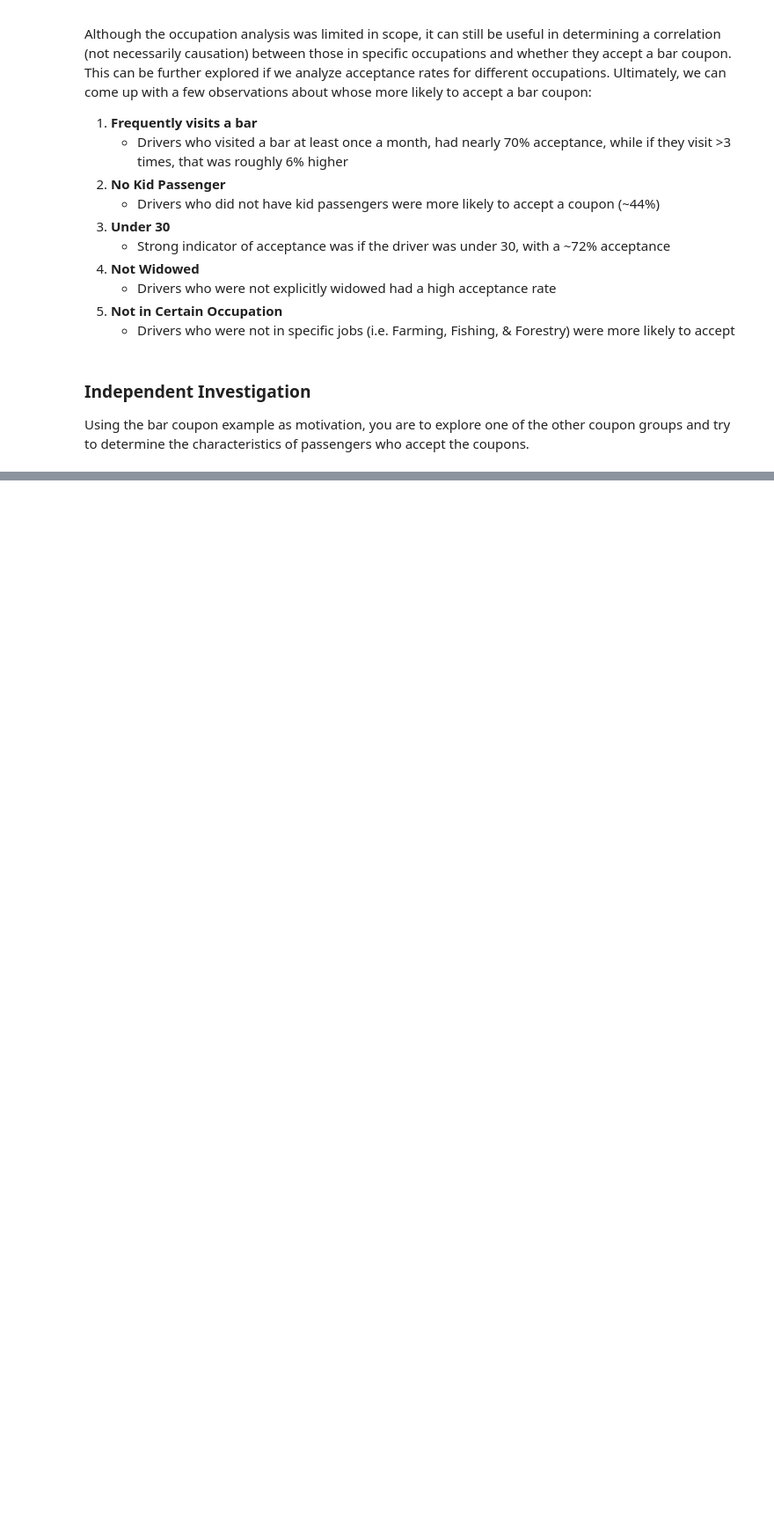
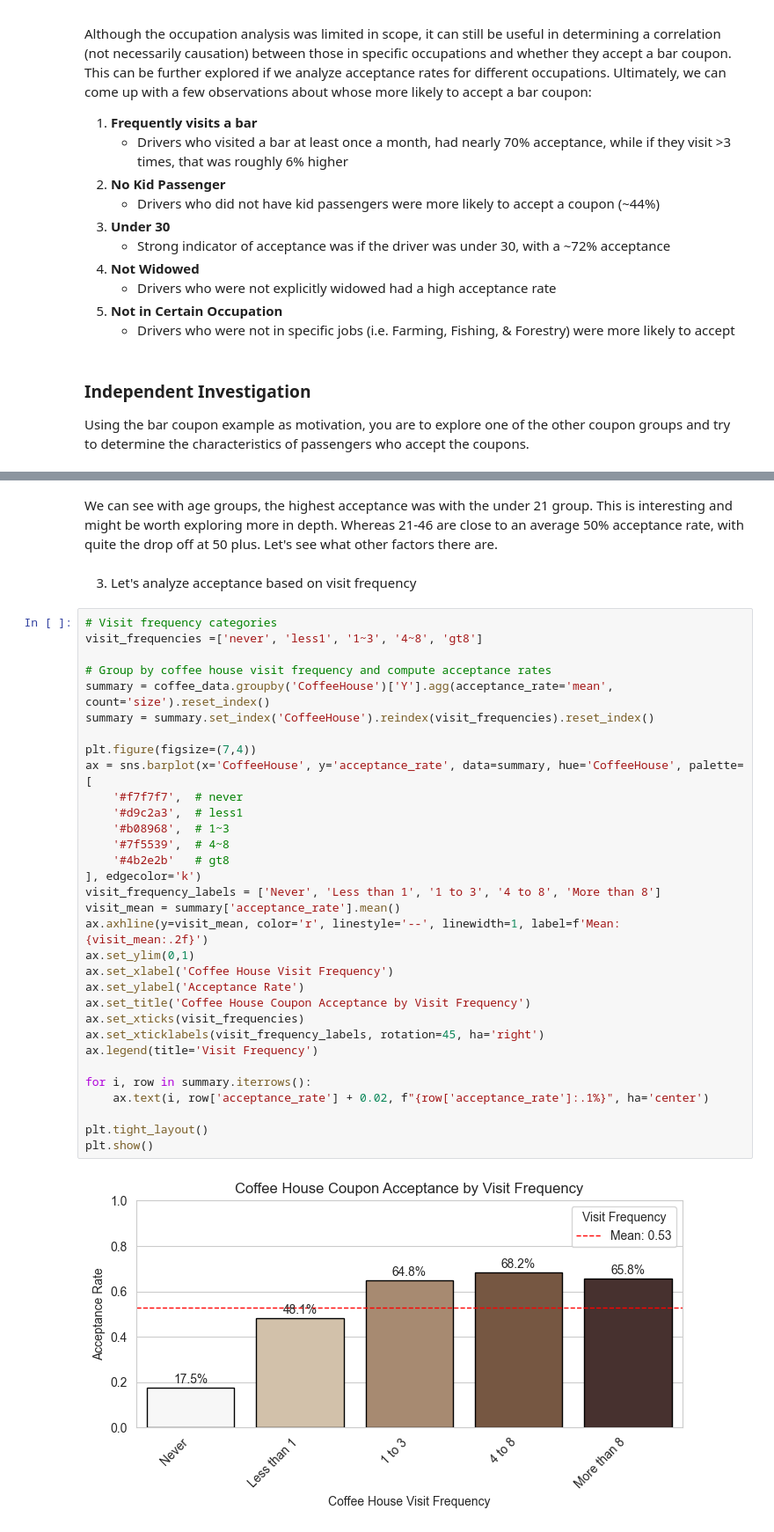
Before and after one commit to thechiangsta/UCB-Module-5-Assignment, a Jupyter notebook: coupon_analysis.ipynb, the cells around one changed output, grey strips where cells are left out. Shown at 88% size. Saved outputs shown, nothing was run; the diff lists cells and outputs as text; blank space fills up the shorter version.

```diff
--- a/coupon_analysis.ipynb
+++ b/coupon_analysis.ipynb
@@ -487,0 +595,38 @@ Using the bar coupon example as motivation, you are to explore one of the other
+# %% [markdown]
+We can see with age groups, the highest acceptance was with the under 21 group. This is interesting and might be worth exploring more in depth. Whereas 21-46 are close to an average 50% acceptance rate, with quite the drop off at 50 plus. Let's see what other factors there are.
+# %% [markdown]
+3. Let's analyze acceptance based on visit frequency
+# %%
+# Visit frequency categories
+visit_frequencies =['never', 'less1', '1~3', '4~8', 'gt8']
+
+# Group by coffee house visit frequency and compute acceptance rates
+summary = coffee_data.groupby('CoffeeHouse')['Y'].agg(acceptance_rate='mean', count='size').reset_index()
+summary = summary.set_index('CoffeeHouse').reindex(visit_frequencies).reset_index()
+
+plt.figure(figsize=(7,4))
+ax = sns.barplot(x='CoffeeHouse', y='acceptance_rate', data=summary, hue='CoffeeHouse', palette=[
+    '#f7f7f7',  # never
+    '#d9c2a3',  # less1
+    '#b08968',  # 1~3
+    '#7f5539',  # 4~8
+    '#4b2e2b'   # gt8
+], edgecolor='k')
+visit_frequency_labels = ['Never', 'Less than 1', '1 to 3', '4 to 8', 'More than 8']
+visit_mean = summary['acceptance_rate'].mean()
+ax.axhline(y=visit_mean, color='r', linestyle='--', linewidth=1, label=f'Mean: {visit_mean:.2f}')
+ax.set_ylim(0,1)
+ax.set_xlabel('Coffee House Visit Frequency')
+ax.set_ylabel('Acceptance Rate')
+ax.set_title('Coffee House Coupon Acceptance by Visit Frequency')
+ax.set_xticks(visit_frequencies)
+ax.set_xticklabels(visit_frequency_labels, rotation=45, ha='right')
+ax.legend(title='Visit Frequency')
+
+for i, row in summary.iterrows():
+    ax.text(i, row['acceptance_rate'] + 0.02, f"{row['acceptance_rate']:.1%}", ha='center')
+
+plt.tight_layout()
+plt.show()
+# %% [output]
+[figure, added]
```
Also changed, not shown: parts of 22 cells of this notebook.
